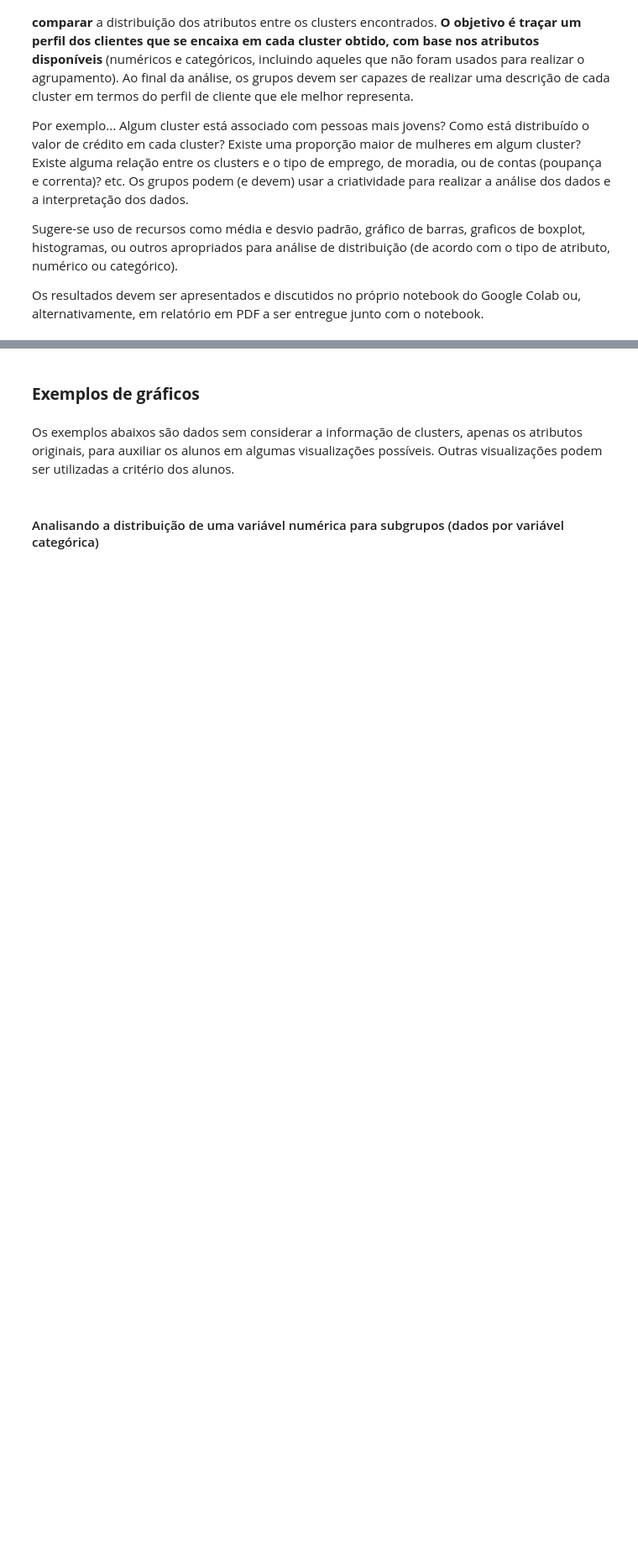
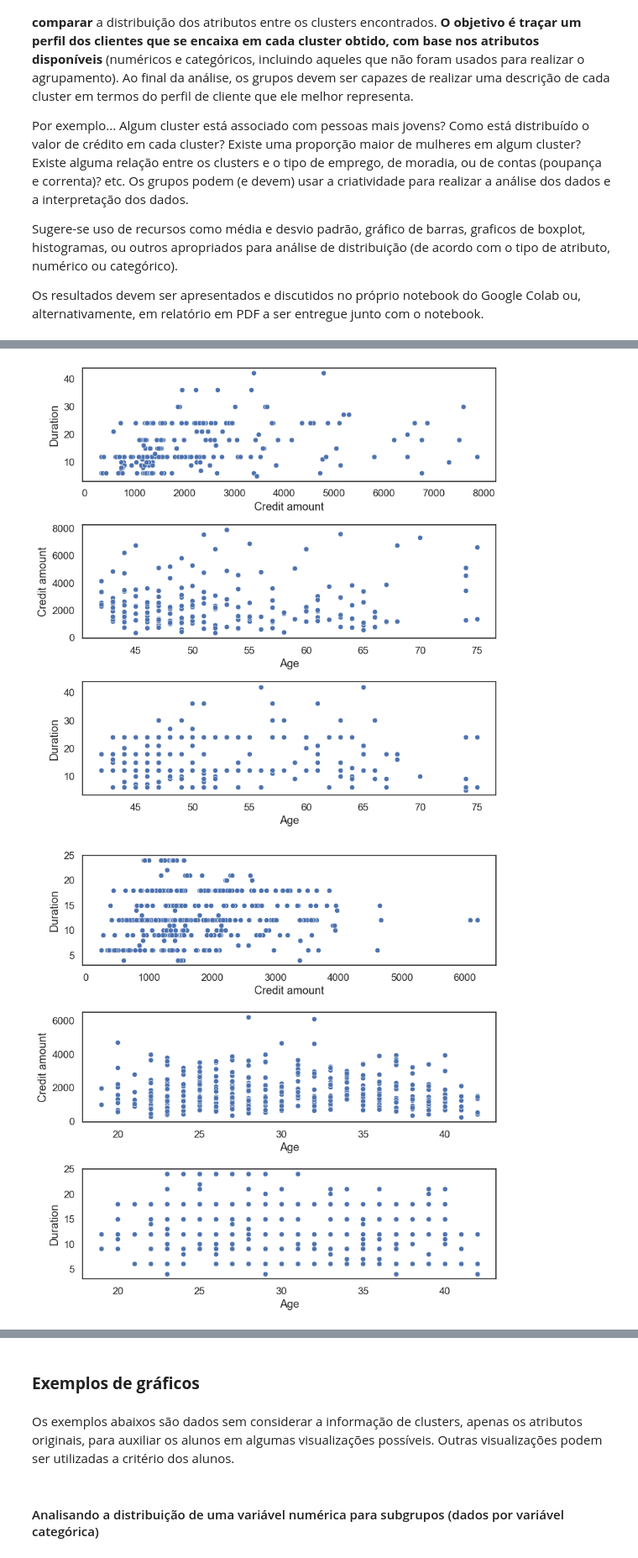
Before and after one commit to fsbertoglio/Machine-Learning-Labs, a Jupyter notebook: T2/T2_2023_02_Análise_de_agrupamentos_com_K_means.ipynb, the cells around one changed output, grey strips where cells are left out. Shown at 84% size. Drawn from its saved outputs; the diff is of its cells as text; code cells hidden in the pictures; blank space fills up the shorter version.

```diff
--- a/T2/T2_2023_02_Análise_de_agrupamentos_com_K_means.ipynb
+++ b/T2/T2_2023_02_Análise_de_agrupamentos_com_K_means.ipynb
@@ -222,3 +301,12 @@ Por exemplo... Algum cluster está associado com pessoas mais jovens? Como está
 Sugere-se uso de recursos como média e desvio padrão, gráfico de barras, graficos de boxplot, histogramas, ou outros apropriados para análise de distribuição (de acordo com o tipo de atributo, numérico ou categórico).
 
 Os resultados devem ser apresentados e discutidos no próprio notebook do Google Colab ou, alternativamente, em relatório em PDF a ser entregue junto com o notebook.
+# %%
+clusters_dict = {}
+for i in range(num_clusters):
+    print("Cluster {}: {} instâncias".format(i, clusters_config_original[clusters_config_original["cluster"]==i].shape[0]))
+    clusters_dict[i] = clusters_config_original[clusters_config_original["cluster"]==i]
+
+for k in clusters_dict.keys():
+    print("\nCluster {}".format(k))
+    print(clusters_dict[k].describe())
@@ -224,0 +340,6 @@ Os resultados devem ser apresentados e discutidos no próprio notebook do Google
+# %%
+for k in clusters_dict.keys():
+    scatters(clusters_dict[k])
+# %% [output]
+[figure, added]
+[figure, added]
```
Also changed, not shown: parts of 23 cells of this notebook.
